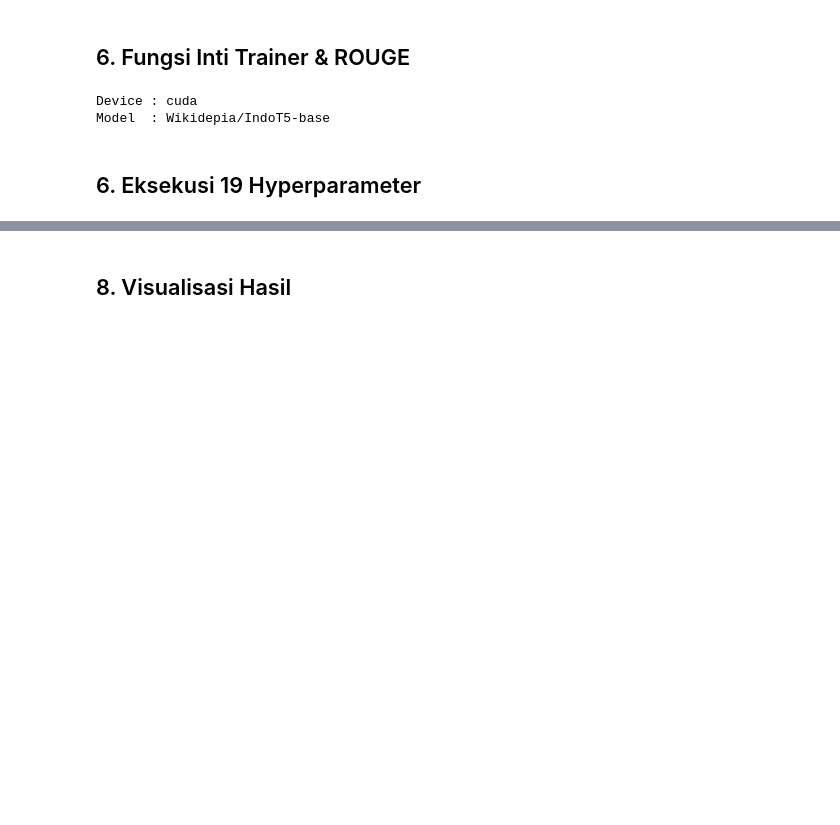
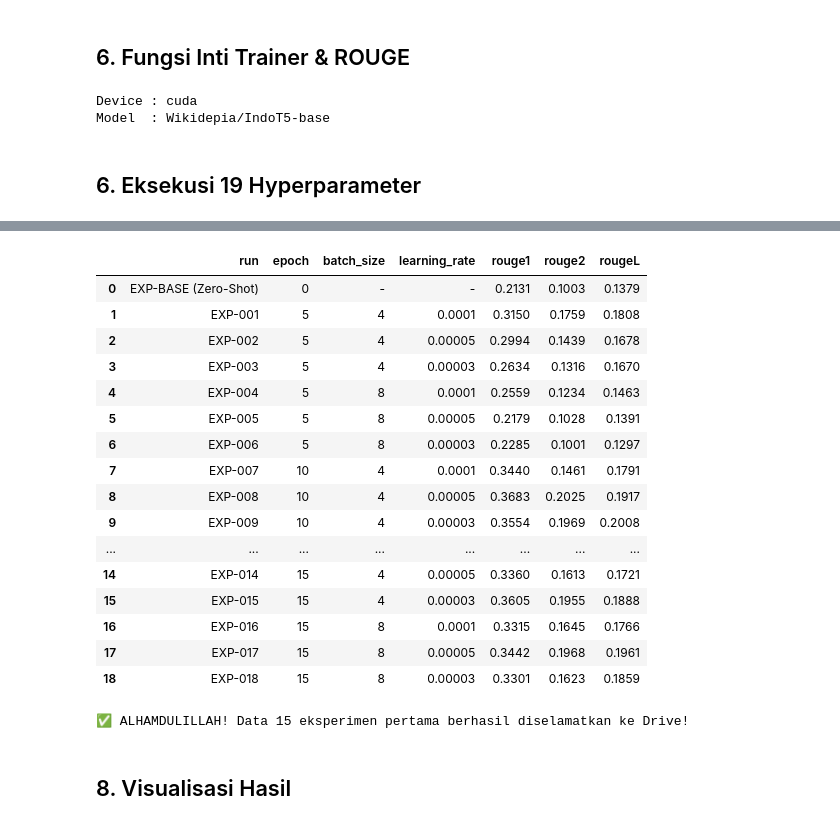
Before and after one commit to OkaWiyana/meeting-summarizer, a Jupyter notebook: notebooks/02_finetuning_indot5.ipynb, the cells around one changed output, grey strips where cells are left out. Drawn from its saved outputs; the diff is of its cells as text; code cells hidden in the pictures; blank space fills up the shorter version.

```diff
--- a/notebooks/02_finetuning_indot5.ipynb
+++ b/notebooks/02_finetuning_indot5.ipynb
@@ -73,7 +71,7 @@ BEST_DIR    = OUTPUT_ROOT / 'indot5_finetuned'
 LOG_DIR     = OUTPUT_ROOT / 'training_logs'
 LOG_DIR.mkdir(parents=True, exist_ok=True)
 
-PREFIX  = 'ringkas: '
+PREFIX  = 'summarize: '
 MAX_IN  = 512
 MAX_OUT = 512
 
@@ -433,3 +443,33 @@ The tied weights mapping and config for this model specifies to tie shared.weigh
+# %%
+import pandas as pd
+from pathlib import Path
+
+# Kita selamatkan data yang udah jalan sejauh ini!
+df_sementara = pd.DataFrame(hasil_eksperimen)
+display(df_sementara)
+
+# Save langsung ke Drive biar aman dari kepunahan
+df_sementara.to_csv('/content/drive/MyDrive/models/rekap_eksperimen_1_sampai_15.csv', index=False)
+print("✅ ALHAMDULILLAH! Data 15 eksperimen pertama berhasil diselamatkan ke Drive!")
+# %% [output]
+|  | run | epoch | batch_size | learning_rate | rouge1 | rouge2 | rougeL |
+| 0 | EXP-BASE (Zero-Shot) | 0 | - | - | 0.2131 | 0.1003 | 0.1379 |
+| 1 | EXP-001 | 5 | 4 | 0.0001 | 0.3150 | 0.1759 | 0.1808 |
+| 2 | EXP-002 | 5 | 4 | 0.00005 | 0.2994 | 0.1439 | 0.1678 |
+| 3 | EXP-003 | 5 | 4 | 0.00003 | 0.2634 | 0.1316 | 0.1670 |
+| 4 | EXP-004 | 5 | 8 | 0.0001 | 0.2559 | 0.1234 | 0.1463 |
+| 5 | EXP-005 | 5 | 8 | 0.00005 | 0.2179 | 0.1028 | 0.1391 |
+| 6 | EXP-006 | 5 | 8 | 0.00003 | 0.2285 | 0.1001 | 0.1297 |
+| 7 | EXP-007 | 10 | 4 | 0.0001 | 0.3440 | 0.1461 | 0.1791 |
+| 8 | EXP-008 | 10 | 4 | 0.00005 | 0.3683 | 0.2025 | 0.1917 |
+| 9 | EXP-009 | 10 | 4 | 0.00003 | 0.3554 | 0.1969 | 0.2008 |
+| ... | ... | ... | ... | ... | ... | ... | ... |
+| 14 | EXP-014 | 15 | 4 | 0.00005 | 0.3360 | 0.1613 | 0.1721 |
+| 15 | EXP-015 | 15 | 4 | 0.00003 | 0.3605 | 0.1955 | 0.1888 |
+| 16 | EXP-016 | 15 | 8 | 0.0001 | 0.3315 | 0.1645 | 0.1766 |
+| 17 | EXP-017 | 15 | 8 | 0.00005 | 0.3442 | 0.1968 | 0.1961 |
+| 18 | EXP-018 | 15 | 8 | 0.00003 | 0.3301 | 0.1623 | 0.1859 |
+✅ ALHAMDULILLAH! Data 15 eksperimen pertama berhasil diselamatkan ke Drive!
 # %% [markdown]
 ## 8. Visualisasi Hasil
 # %%
```
Also changed, not shown: parts of 6 cells of this notebook.
